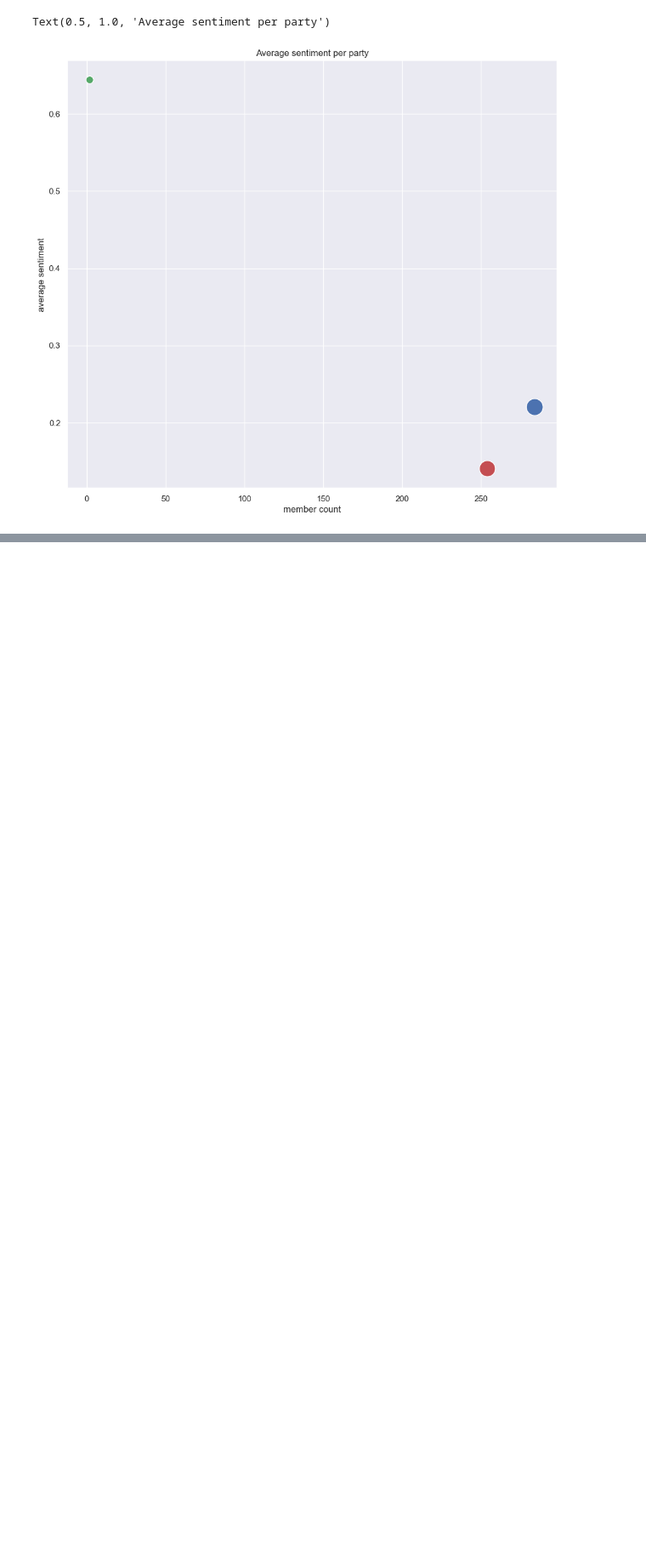
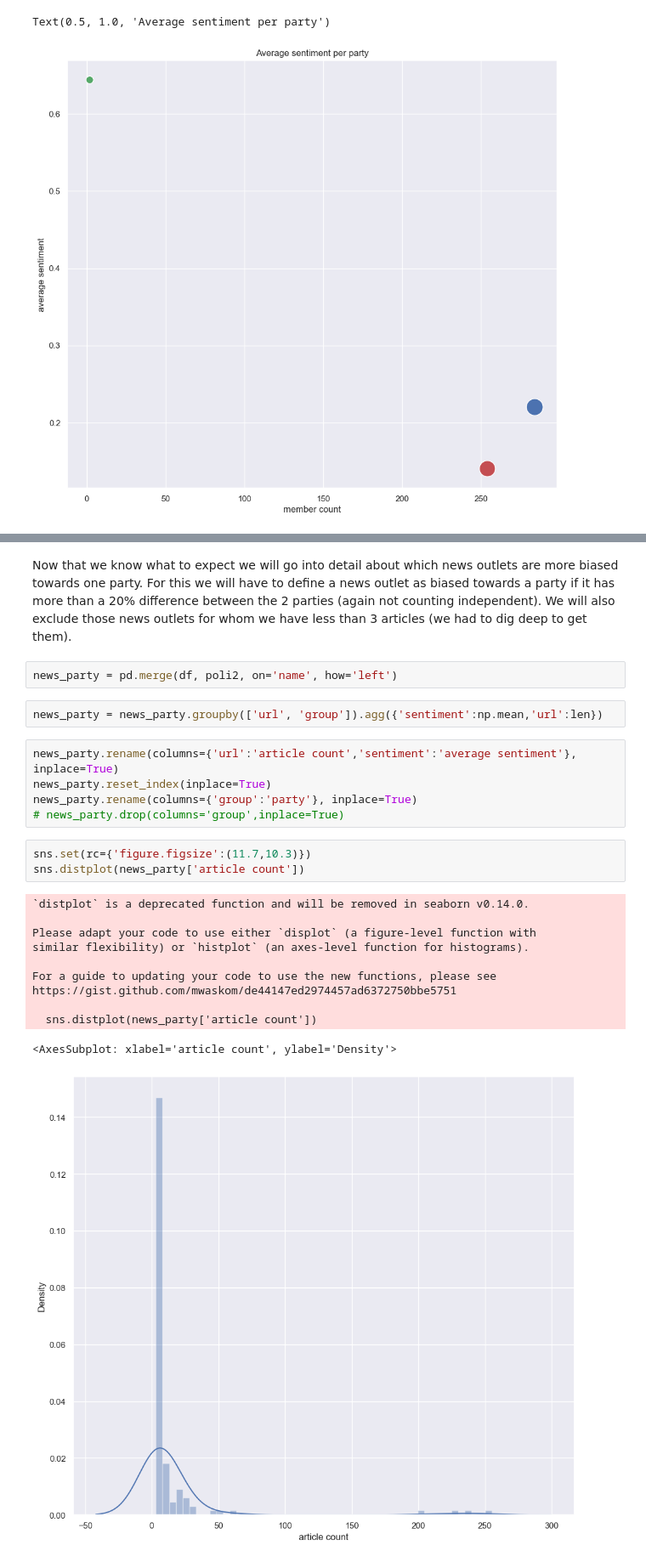
Before and after one commit to WizenPainter/Politician_Graph, a Jupyter notebook: Final_report.ipynb, the cells around one changed output, grey strips where cells are left out. Shown at 85% size. Saved outputs shown, nothing was run; the diff lists cells and outputs as text; blank space fills up the shorter version.

Commit message:
Article count cleaned.

```diff
--- a/Final_report.ipynb
+++ b/Final_report.ipynb
@@ -132,0 +187,26 @@ Text(0.5, 1.0, 'Average sentiment per party')
+# %% [markdown]
+Now that we know what to expect we will go into detail about which news outlets are more biased towards one party. For this we will have to define a news outlet as biased towards a party if it has more than a 20% difference between the 2 parties (again not counting independent). We will also exclude those news outlets for whom we have less than 3 articles (we had to dig deep to get them).
+# %%
+news_party = pd.merge(df, poli2, on='name', how='left')
+# %%
+news_party = news_party.groupby(['url', 'group']).agg({'sentiment':np.mean,'url':len})
+# %%
+news_party.rename(columns={'url':'article count','sentiment':'average sentiment'}, inplace=True)
+news_party.reset_index(inplace=True)
+news_party.rename(columns={'group':'party'}, inplace=True)
+# news_party.drop(columns='group',inplace=True)
+# %%
+sns.set(rc={'figure.figsize':(11.7,10.3)})
+sns.distplot(news_party['article count'])
+# %% [output]
+`distplot` is a deprecated function and will be removed in seaborn v0.14.0.
+
+Please adapt your code to use either `displot` (a figure-level function with
+similar flexibility) or `histplot` (an axes-level function for histograms).
+
+For a guide to updating your code to use the new functions, please see
+https://gist.github.com/mwaskom/de44147ed2974457ad6372750bbe5751
+
+  sns.distplot(news_party['article count'])
+<AxesSubplot: xlabel='article count', ylabel='Density'>
+[figure, added]
```
Also changed, not shown: parts of 45 cells of this notebook.
